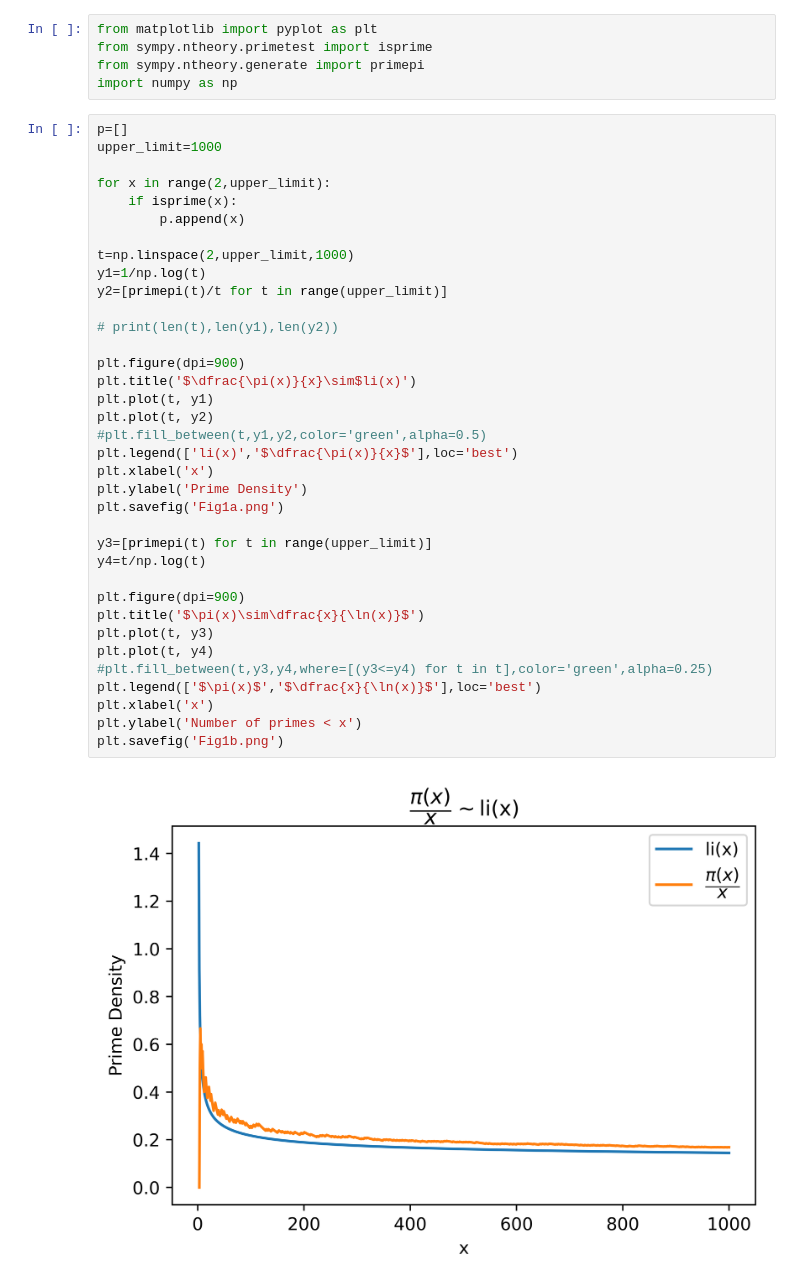
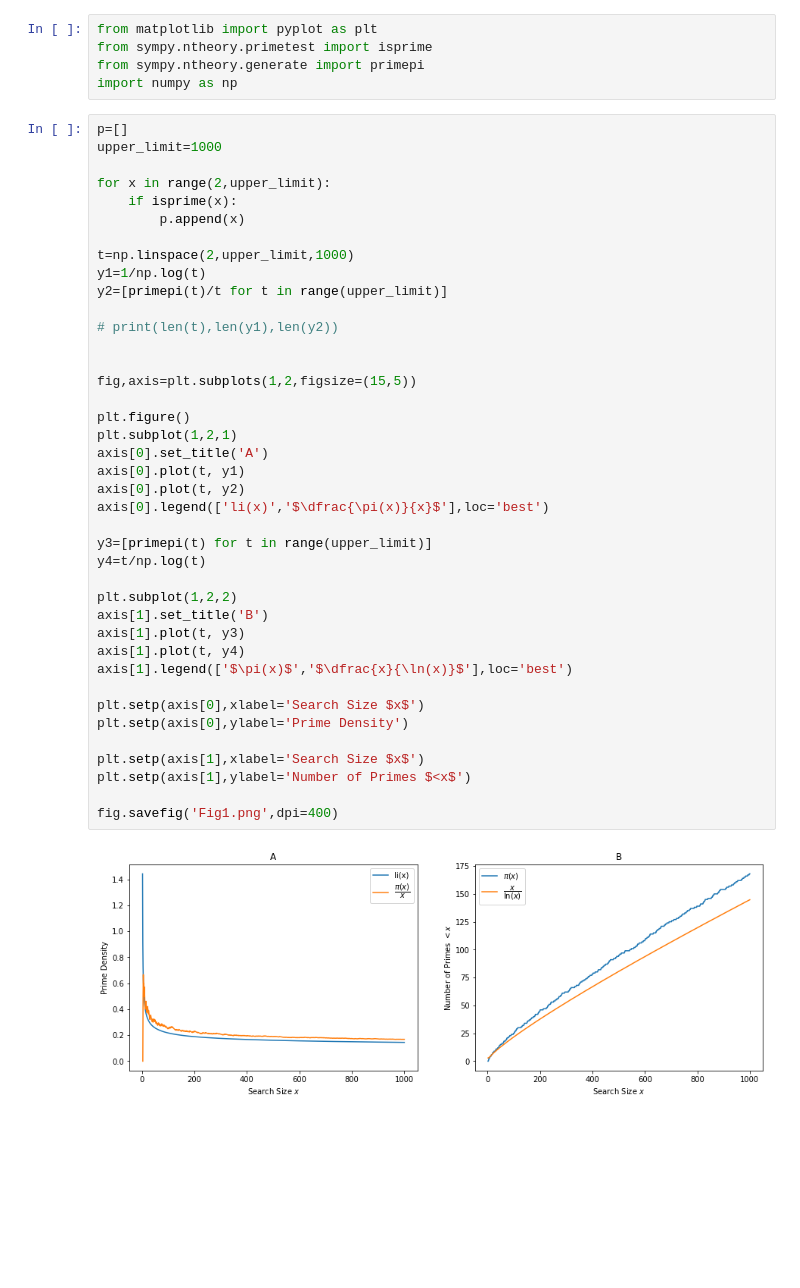
Before and after one commit to awnonbhowmik/Adaptive-Cryptosystem-Finite-Field, a Jupyter notebook: pnt.ipynb, the cells around one changed output. Cells and saved outputs as stored; diff of their text form; blank space fills up the shorter version.

```diff
--- a/pnt.ipynb
+++ b/pnt.ipynb
@@ -6,38 +6,42 @@ import numpy as np
 # %%
 p=[]
 upper_limit=1000
 
 for x in range(2,upper_limit):
     if isprime(x):
         p.append(x)
 
 t=np.linspace(2,upper_limit,1000)
 y1=1/np.log(t)
 y2=[primepi(t)/t for t in range(upper_limit)]
 
 # print(len(t),len(y1),len(y2))
 
-plt.figure(dpi=900)
-plt.title('$\dfrac{\pi(x)}{x}\sim$li(x)')
-plt.plot(t, y1)
-plt.plot(t, y2)
-#plt.fill_between(t,y1,y2,color='green',alpha=0.5)
-plt.legend(['li(x)','$\dfrac{\pi(x)}{x}$'],loc='best')
-plt.xlabel('x')
-plt.ylabel('Prime Density')
-plt.savefig('Fig1a.png')
+
+fig,axis=plt.subplots(1,2,figsize=(15,5))
+
+plt.figure()
+plt.subplot(1,2,1)
+axis[0].set_title('A')
+axis[0].plot(t, y1)
+axis[0].plot(t, y2)
+axis[0].legend(['li(x)','$\dfrac{\pi(x)}{x}$'],loc='best')
 
 y3=[primepi(t) for t in range(upper_limit)]
 y4=t/np.log(t)
 
-plt.figure(dpi=900)
-plt.title('$\pi(x)\sim\dfrac{x}{\ln(x)}$')
-plt.plot(t, y3)
-plt.plot(t, y4)
-#plt.fill_between(t,y3,y4,where=[(y3<=y4) for t in t],color='green',alpha=0.25)
-plt.legend(['$\pi(x)$','$\dfrac{x}{\ln(x)}$'],loc='best')
-plt.xlabel('x')
-plt.ylabel('Number of primes < x')
-plt.savefig('Fig1b.png')
+plt.subplot(1,2,2)
+axis[1].set_title('B')
+axis[1].plot(t, y3)
+axis[1].plot(t, y4)
+axis[1].legend(['$\pi(x)$','$\dfrac{x}{\ln(x)}$'],loc='best')
+
+plt.setp(axis[0],xlabel='Search Size $x$')
+plt.setp(axis[0],ylabel='Prime Density')
+
+plt.setp(axis[1],xlabel='Search Size $x$')
+plt.setp(axis[1],ylabel='Number of Primes $<x$')
+
+fig.savefig('Fig1.png',dpi=400)
 # %% [output]
-[figure, old version]
+[figure, new version]
```
Also changed, not shown: parts of 1 cell of this notebook, 1 other file.
